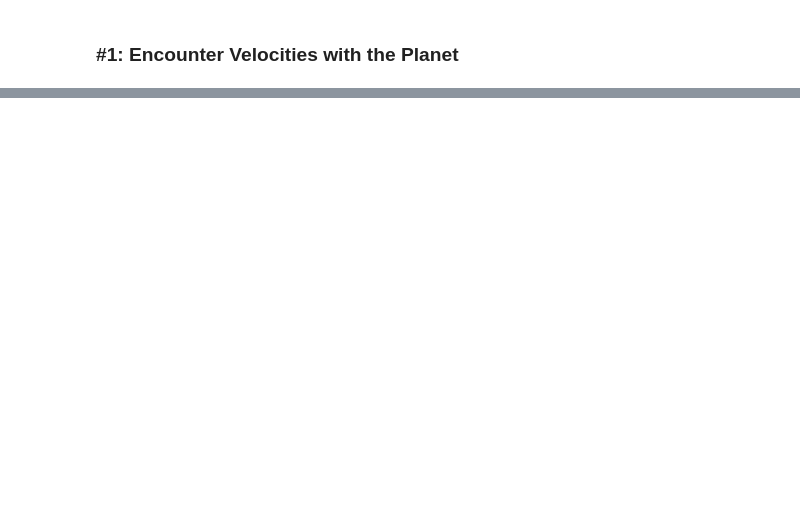
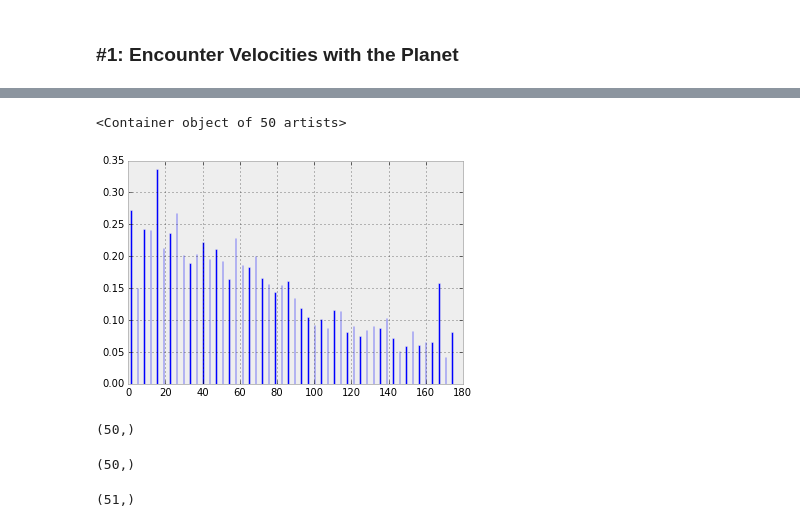
Before and after one commit to bgd88/cratering_asymmetry, a Jupyter notebook: distribution_models_bare.ipynb, the cells around one changed output, grey strips where cells are left out. Cells and saved outputs as stored; diff of their text form; code cells hidden in the pictures; blank space fills up the shorter version.

```diff
--- a/distribution_models_bare.ipynb
+++ b/distribution_models_bare.ipynb
@@ -116,0 +160,19 @@ Vinf_samples = mcmc.trace('impact_event')[:]
+# %%
+area_weights = np.cos(bins[0:-1]*np.pi/180)-np.cos(bins[1:]*np.pi/180)
+# %%
+plt.bar(bins[0:-1],h2/area_weights)
+# %% [output]
+<Container object of 50 artists>
+[figure, added]
+# %%
+h2.shape
+# %% [output]
+(50,)
+# %%
+area_weights.shape
+# %% [output]
+(50,)
+# %%
+bins.shape
+# %% [output]
+(51,)
```
Also changed, not shown: parts of 9 cells of this notebook, 2 other files.
